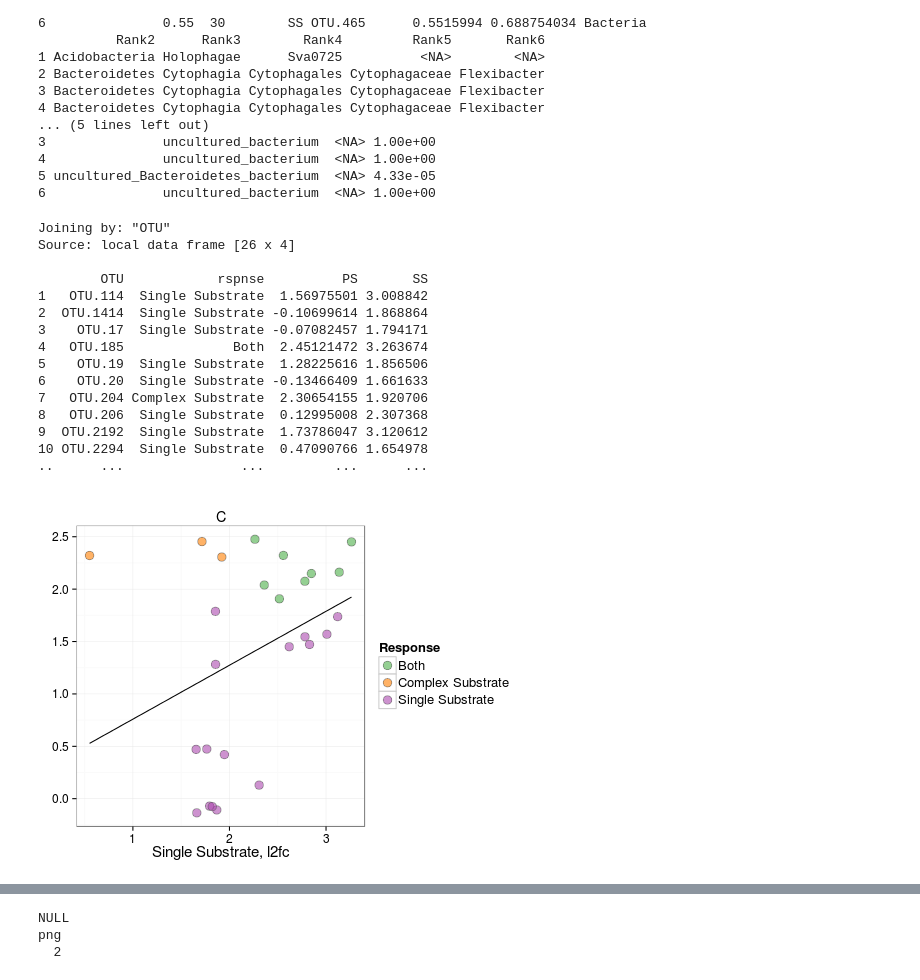
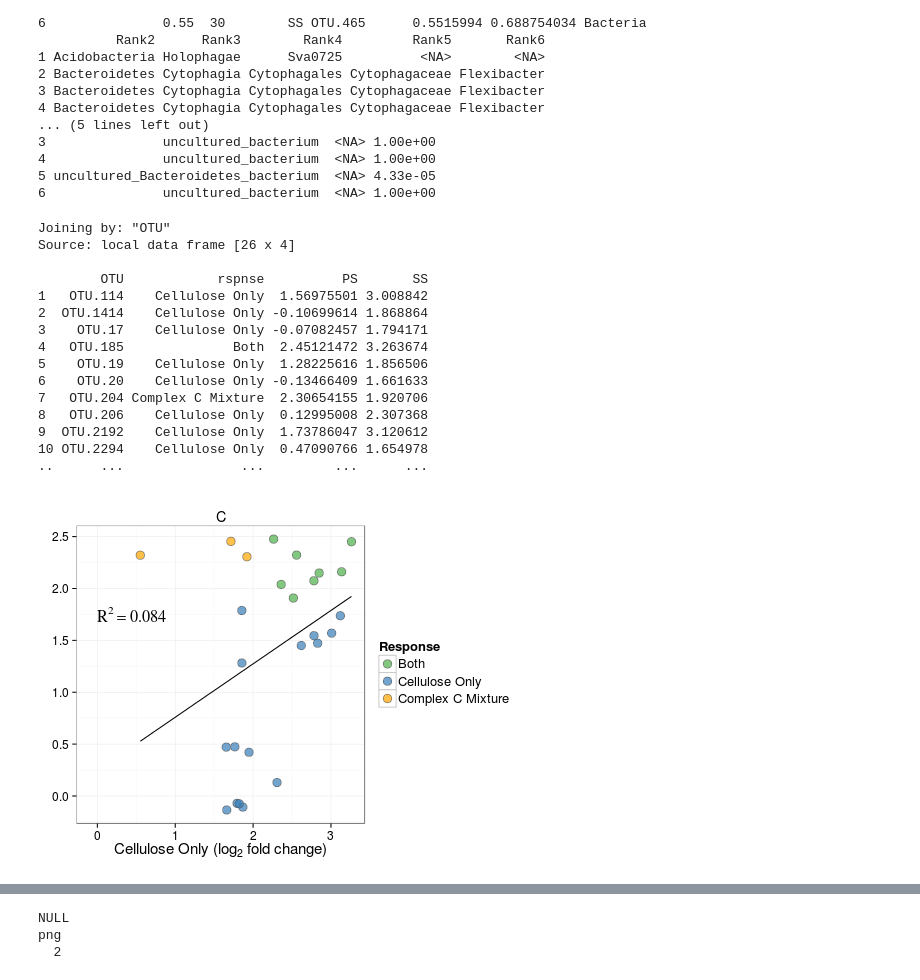
Before and after one commit to acampbellina/single_substrate, a Jupyter notebook: LinReg_3Panel_Fig.ipynb, the cells around one changed output, grey strips where cells are left out. Cells and saved outputs as stored; diff of their text form; code cells hidden in the pictures.

```diff
--- a/LinReg_3Panel_Fig.ipynb
+++ b/LinReg_3Panel_Fig.ipynb
@@ -201,7 +224,7 @@ df.rspndrs = read.csv("data/l2fc_table2.csv") %>%
     spread(Treatment, minP)
 
 rspnse = function(x) {
-    ifelse(sum(x <= FDR, na.rm = TRUE) == 2, "Both", ifelse(!is.na(x[1]), "Single Substrate", "Complex Substrate"))
+    ifelse(sum(x <= FDR, na.rm = TRUE) == 2, "Both", ifelse(!is.na(x[1]), "Cellulose Only", "Complex C Mixture"))
 }
 
 df.rspndrs$rspnse = apply(df.rspndrs[,c("SS", "PS")], 1, rspnse)
@@ -263,49 +286,50 @@ Joining by: "OTU"
 Source: local data frame [26 x 4]
 
         OTU            rspnse          PS       SS
-1   OTU.114  Single Substrate  1.56975501 3.008842
-2  OTU.1414  Single Substrate -0.10699614 1.868864
-3    OTU.17  Single Substrate -0.07082457 1.794171
+1   OTU.114    Cellulose Only  1.56975501 3.008842
+2  OTU.1414    Cellulose Only -0.10699614 1.868864
+3    OTU.17    Cellulose Only -0.07082457 1.794171
 4   OTU.185              Both  2.45121472 3.263674
-5    OTU.19  Single Substrate  1.28225616 1.856506
-6    OTU.20  Single Substrate -0.13466409 1.661633
-7   OTU.204 Complex Substrate  2.30654155 1.920706
-8   OTU.206  Single Substrate  0.12995008 2.307368
-9  OTU.2192  Single Substrate  1.73786047 3.120612
-10 OTU.2294  Single Substrate  0.47090766 1.654978
+5    OTU.19    Cellulose Only  1.28225616 1.856506
+6    OTU.20    Cellulose Only -0.13466409 1.661633
+7   OTU.204 Complex C Mixture  2.30654155 1.920706
+8   OTU.206    Cellulose Only  0.12995008 2.307368
+9  OTU.2192    Cellulose Only  1.73786047 3.120612
+10 OTU.2294    Cellulose Only  0.47090766 1.654978
 ..      ...               ...         ...      ...
 # %%
 %%R -w 500 -h 375
 
-colours = c("#4daf4a", "#ff7f00", "#ac4aaf")
+colours = c("#4daf4a", "#377eb8", "orange")
 
 p3 = ggplot(d2, aes(y = PS, x = SS, fill = rspnse))
 
-p3 = p3 + geom_point(shape = 21, alpha = 0.6, size = 4, color = "gray33")
+p3 = p3 + geom_point(shape = 21, alpha = 0.7, size = 4, color = "gray33")
 
 p3 = p3 + scale_fill_manual(values = colours)
 
 #p = p + geom_abline(aes(intercept=0.2443, slope=0.5147), data=d)
 
 p3 = p3 + stat_smooth(method = "lm", aes(group = 1), se = FALSE, colour="black", show_guide=FALSE)
 
-p3 = p3 + labs(x = "Single Substrate, l2fc",
+p3 = p3 + labs(x = expression(paste("Cellulose Only (", log[2]," fold change)",sep="")),
             y = "Complex Substrate, l2fc",
             fill = "Response")
 
 p3 = p3 + ggtitle("C")
 
 p3 = p3 + theme_bw()
 p3 = p3 + theme(axis.title.y = element_blank())
 p3 = p3 + theme(axis.title.x = element_text(size=15))
 p3 = p3 + theme(axis.text.x = element_text(size=12))
 p3 = p3 + theme(axis.text.y = element_text(size=12))
 p3 = p3 + theme(legend.title = element_text(size = 13), legend.text = element_text(size = 13))
+p3 = p3 + annotate("text", x=-0.1, y=1.75, label = "R^{2}==0.084", hjust=-0.1, size=5.75, family="Times", parse=TRUE)
 #p3 = p3 + theme(legend.position=c(0.2,0.8))
 
 p3
 # %% [output]
-[figure, old version]
+[figure, new version]
 # %%
 %%R -w 1500 -h 350
 
```
Also changed, not shown: parts of 5 cells of this notebook, 2 other files.
